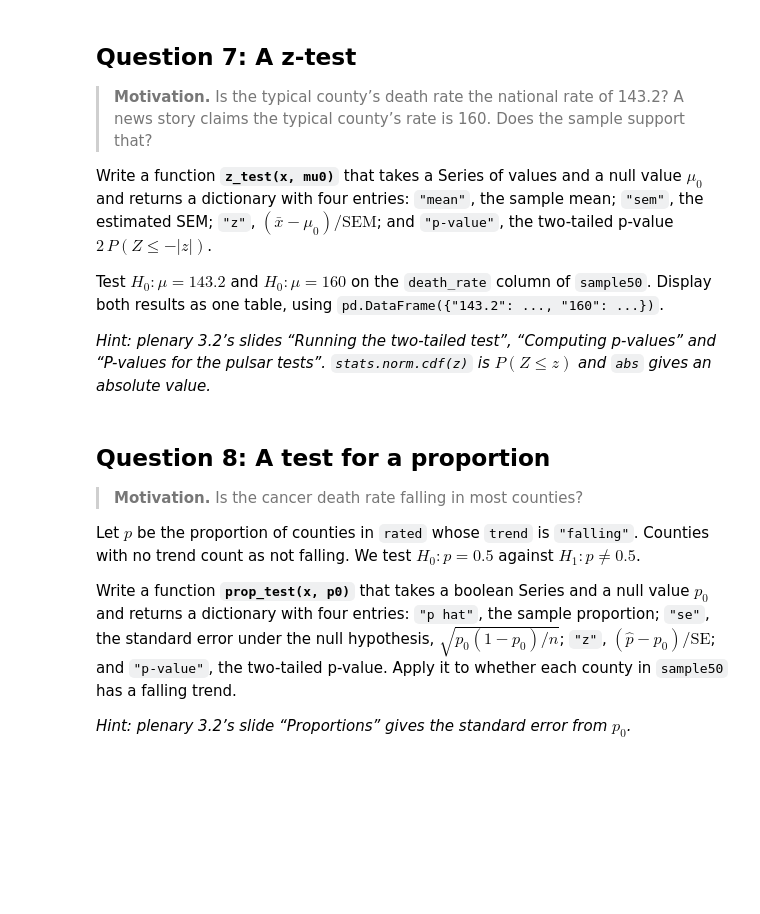
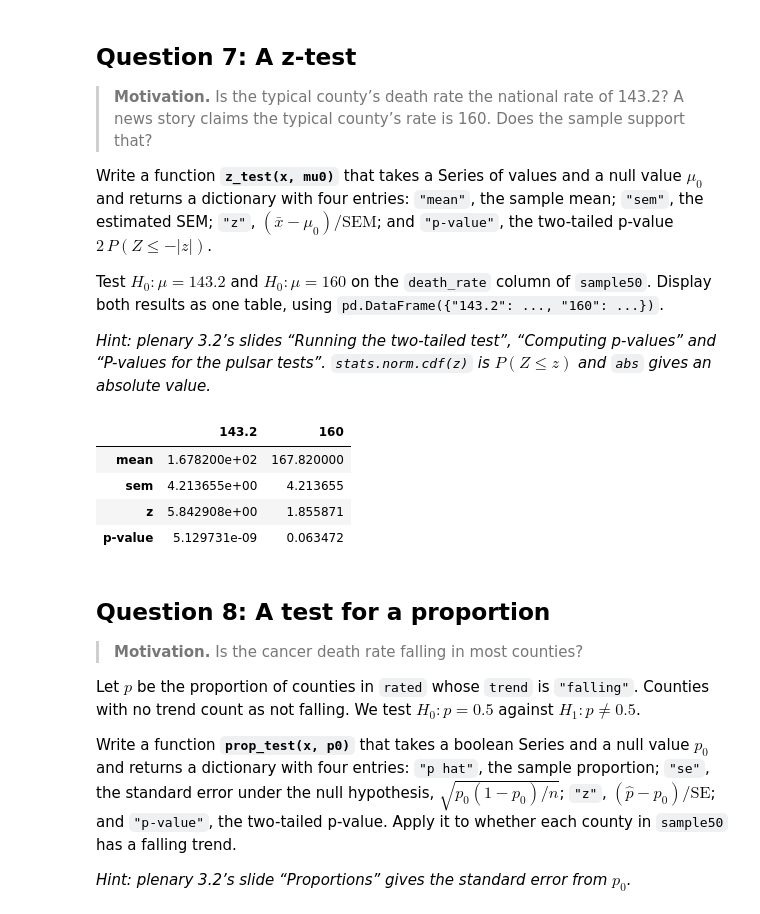
Before and after one commit to soyeonkm/datasci101, a Jupyter notebook: module3_project.ipynb, the cells around one changed output. Saved outputs shown, nothing was run; the diff lists cells and outputs as text; code cells hidden in the pictures; blank space fills up the shorter version.

```diff
--- a/module3_project.ipynb
+++ b/module3_project.ipynb
@@ -344,0 +484,15 @@ np.random.seed(302)
+# %%
+# your code here
+sample50 = rated.sample(n=50)
+
+n = sample50.shape[0]
+sample_mean = sample50["death_rate"].mean()
+sample_sd = sample50["death_rate"].std()
+estimated_sem = sample_sd / np.sqrt(n)
+
+{
+    "sample size": n,
+    "sample mean": sample_mean,
+    "sample standard deviation": sample_sd,
+    "estimated SEM": estimated_sem
+}
@@ -374,3 +531,30 @@ $P(Z \le z)$ and `abs` gives an absolute value.*
+# %%
+# your code here
+def z_test(x, mu0):
+    mean = x.mean()
+    sem = x.std() / np.sqrt(len(x))
+    z = (mean - mu0) / sem
+    p_value = 2 * stats.norm.cdf(-abs(z))
+
+    return {
+        "mean": mean,
+        "sem": sem,
+        "z": z,
+        "p-value": p_value
+    }
+
+results = pd.DataFrame({
+    "143.2": z_test(sample50["death_rate"], 143.2),
+    "160": z_test(sample50["death_rate"], 160)
+})
+
+results
+# %% [output]
+|  | 143.2 | 160 |
+| mean | 1.678200e+02 | 167.820000 |
+| sem | 4.213655e+00 | 4.213655 |
+| z | 5.842908e+00 | 1.855871 |
+| p-value | 5.129731e-09 | 0.063472 |
 # %%
 # Check your work. Delete the '# ' from the start of every line below
 # these three, then run this cell. Every check should pass without printing anything.
```
Also changed, not shown: parts of 82 cells of this notebook.
